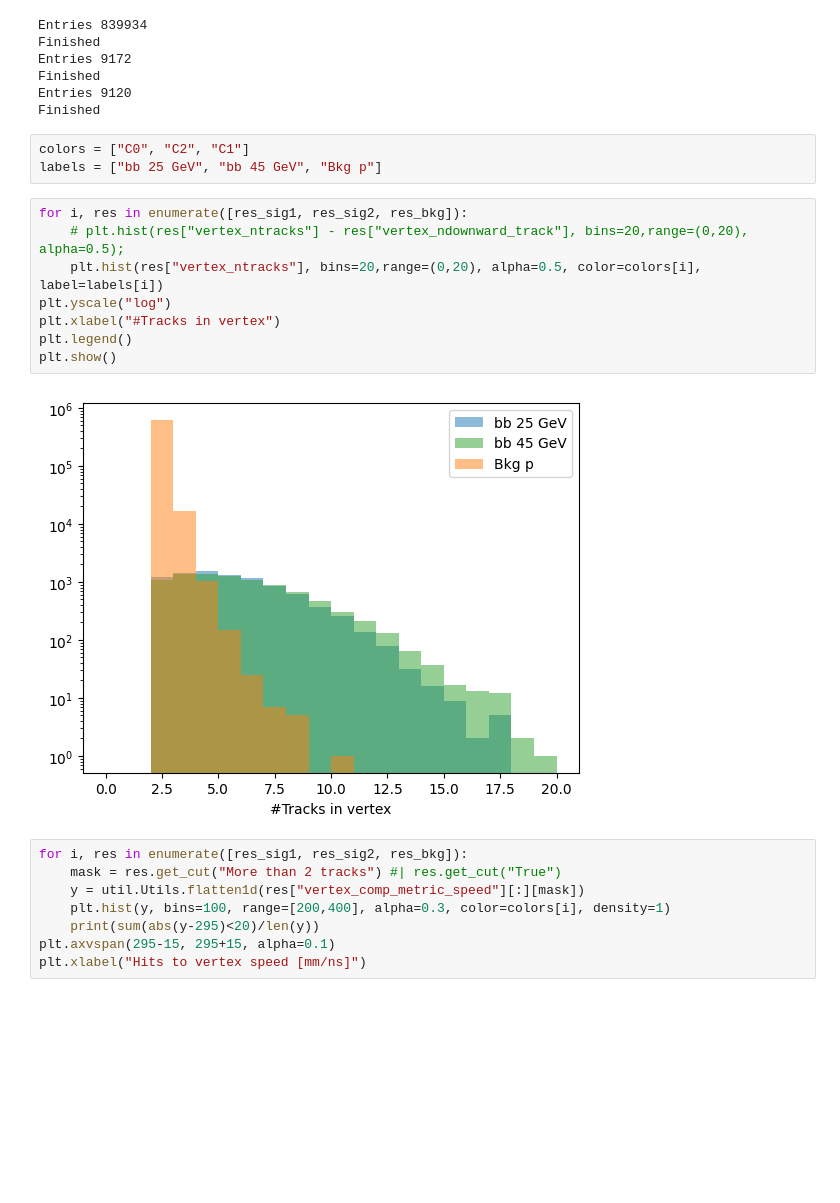
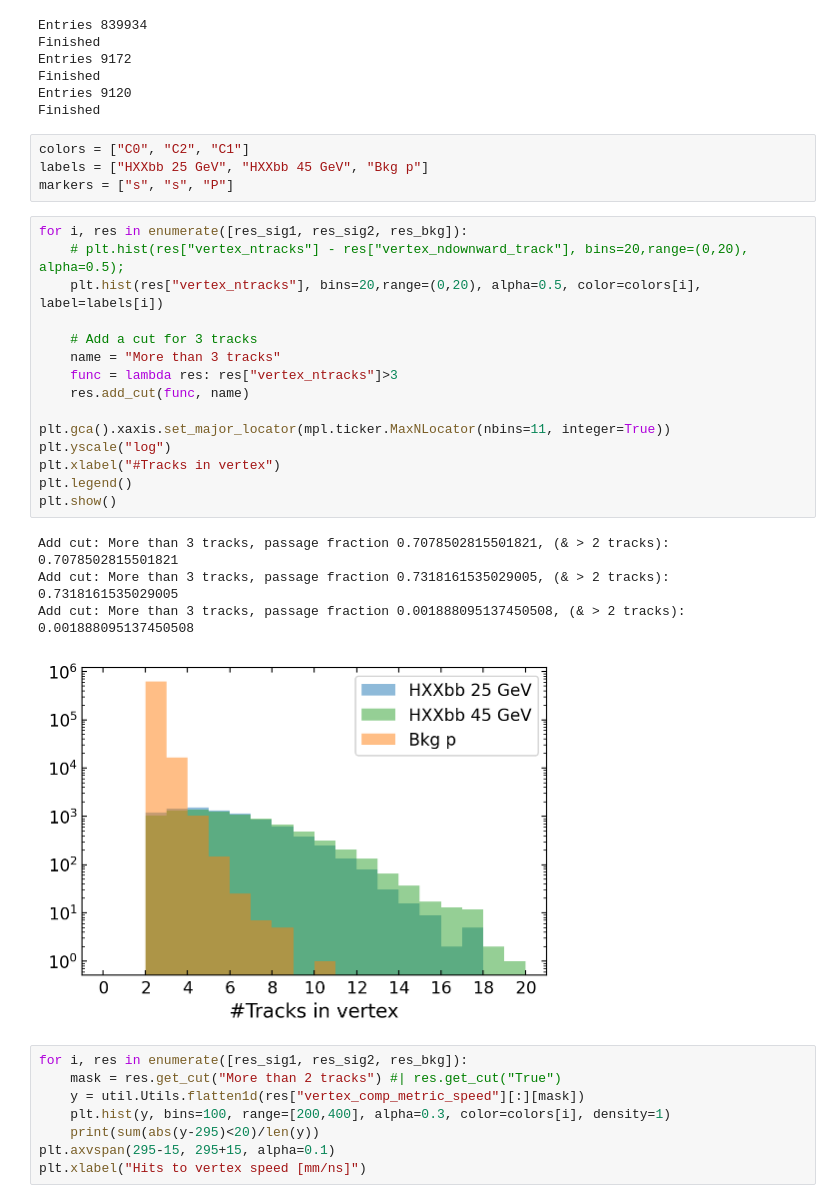
Before and after one commit to EdmondRen/mathusla-newsim, a Jupyter notebook: studies/mathusla40/cosmic_p/2.cut_dev.ipynb, the cells around one changed output. Drawn from its saved outputs; the diff is of its cells as text; blank space fills up the shorter version.

```diff
--- a/studies/mathusla40/cosmic_p/2.cut_dev.ipynb
+++ b/studies/mathusla40/cosmic_p/2.cut_dev.ipynb
@@ -136,17 +125,28 @@ Entries 9120
 Finished
 # %%
 colors = ["C0", "C2", "C1"]
-labels = ["bb 25 GeV", "bb 45 GeV", "Bkg p"]
+labels = ["HXXbb 25 GeV", "HXXbb 45 GeV", "Bkg p"]
+markers = ["s", "s", "P"]
 # %%
 for i, res in enumerate([res_sig1, res_sig2, res_bkg]):
     # plt.hist(res["vertex_ntracks"] - res["vertex_ndownward_track"], bins=20,range=(0,20), alpha=0.5);
     plt.hist(res["vertex_ntracks"], bins=20,range=(0,20), alpha=0.5, color=colors[i], label=labels[i])
+
+    # Add a cut for 3 tracks
+    name = "More than 3 tracks"
+    func = lambda res: res["vertex_ntracks"]>3
+    res.add_cut(func, name)
+
+plt.gca().xaxis.set_major_locator(mpl.ticker.MaxNLocator(nbins=11, integer=True))
 plt.yscale("log")
 plt.xlabel("#Tracks in vertex")
 plt.legend()
 plt.show()
 # %% [output]
+Add cut: More than 3 tracks, passage fraction 0.7078502815501821, (& > 2 tracks): 0.7078502815501821
+Add cut: More than 3 tracks, passage fraction 0.7318161535029005, (& > 2 tracks): 0.7318161535029005
+Add cut: More than 3 tracks, passage fraction 0.001888095137450508, (& > 2 tracks): 0.001888095137450508
-[figure, old version]
+[figure, new version]
 # %%
 for i, res in enumerate([res_sig1, res_sig2, res_bkg]):
     mask = res.get_cut("More than 2 tracks") #| res.get_cut("True")
```
Also changed, not shown: parts of 17 cells of this notebook, 31 other files.
